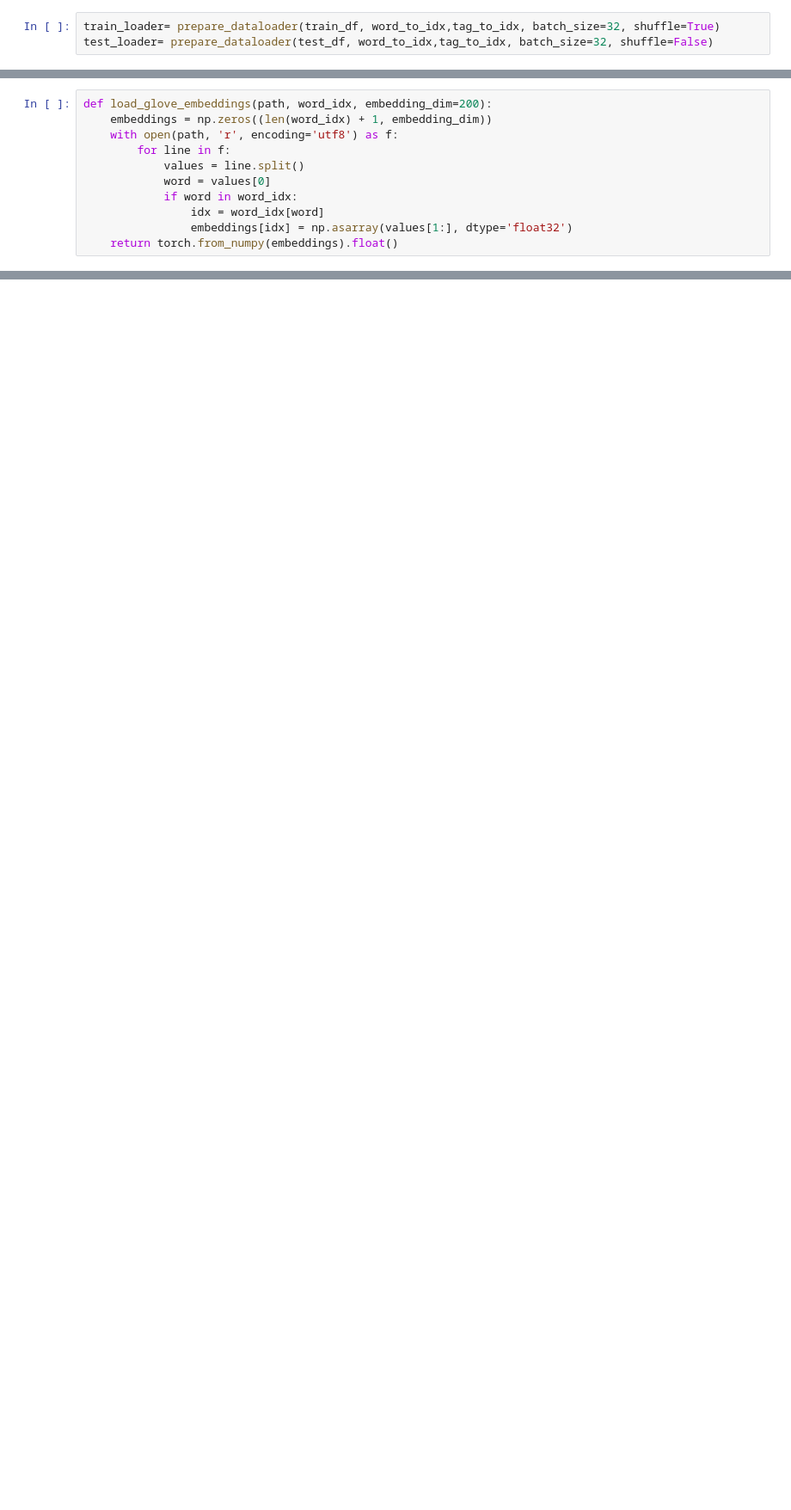
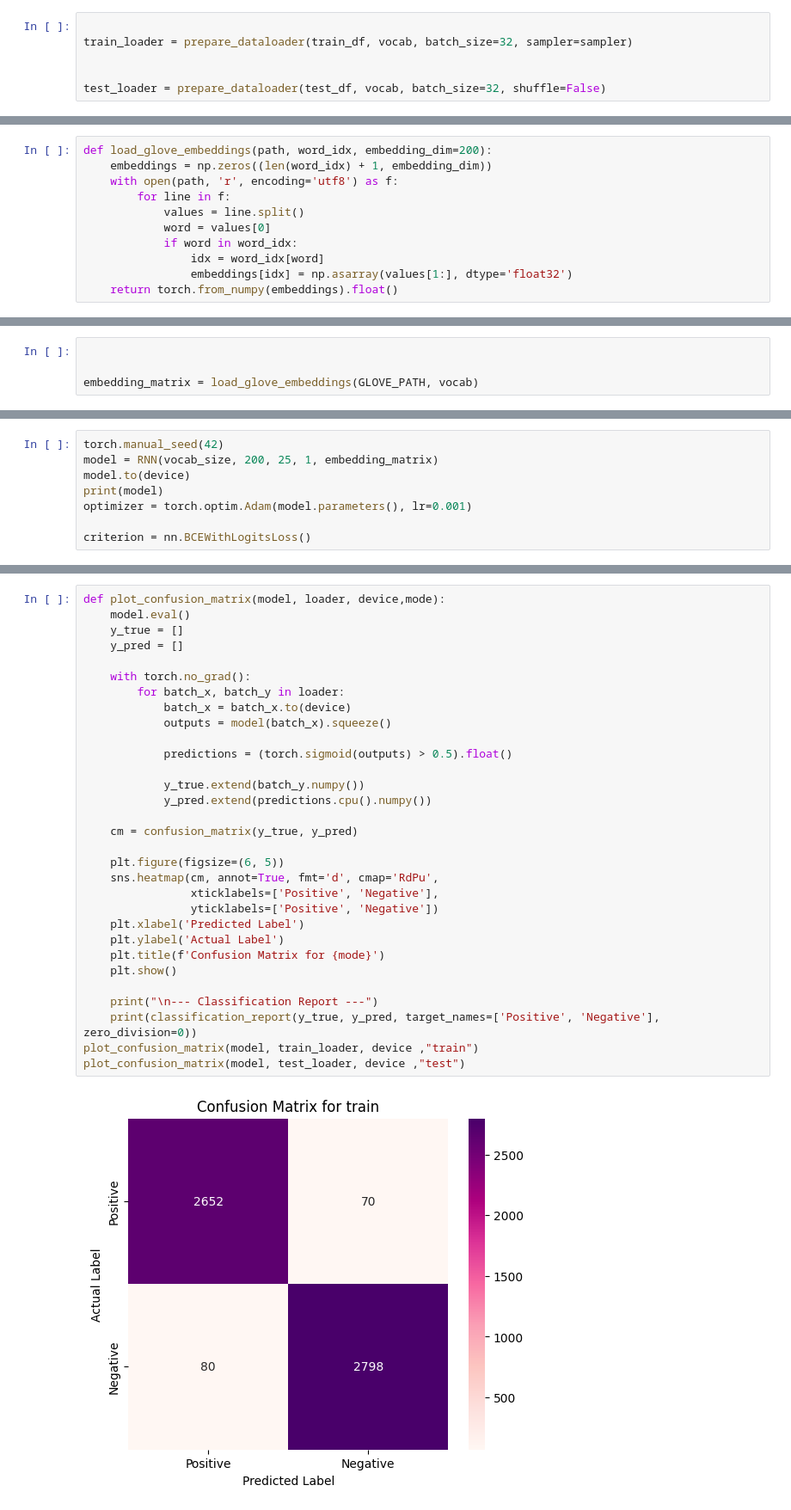
Before and after one commit to mithilmpathak/IITM-CS6910-Fundamentals-of-Deep-Learning, a Jupyter notebook: 2/Task_4.ipynb, the cells around one changed output, grey strips where cells are left out. Shown at 86% size. Cells and saved outputs as stored; diff of their text form; blank space fills up the shorter version.

```diff
--- a/2/Task_4.ipynb
+++ b/2/Task_4.ipynb
@@ -105,3 +156,6 @@ def prepare_dataloader(df, wtoi,ttoi, batch_size=32, shuffle=False):
 # %%
-train_loader= prepare_dataloader(train_df, word_to_idx,tag_to_idx, batch_size=32, shuffle=True)
-test_loader= prepare_dataloader(test_df, word_to_idx,tag_to_idx, batch_size=32, shuffle=False)
+
+train_loader = prepare_dataloader(train_df, vocab, batch_size=32, sampler=sampler)
+
+
+test_loader = prepare_dataloader(test_df, vocab, batch_size=32, shuffle=False)
@@ -123 +205,5 @@ embedding_matrix = load_glove_embeddings(GLOVE_PATH, word_to_idx)
+# %%
+
+
+embedding_matrix = load_glove_embeddings(GLOVE_PATH, vocab)
 # %%
@@ -164,0 +240,8 @@ optimizer = optim.Adam(model.parameters(), lr=0.001)
+# %%
+torch.manual_seed(42)
+model = RNN(vocab_size, 200, 25, 1, embedding_matrix)
+model.to(device)
+print(model)
+optimizer = torch.optim.Adam(model.parameters(), lr=0.001)
+
+criterion = nn.BCEWithLogitsLoss()
@@ -260,0 +344,33 @@ np.float64(0.841715352647112)
+# %%
+def plot_confusion_matrix(model, loader, device,mode):
+    model.eval()
+    y_true = []
+    y_pred = []
+
+    with torch.no_grad():
+        for batch_x, batch_y in loader:
+            batch_x = batch_x.to(device)
+            outputs = model(batch_x).squeeze()
+
+            predictions = (torch.sigmoid(outputs) > 0.5).float()
+
+            y_true.extend(batch_y.numpy())
+            y_pred.extend(predictions.cpu().numpy())
+
+    cm = confusion_matrix(y_true, y_pred)
+
+    plt.figure(figsize=(6, 5))
+    sns.heatmap(cm, annot=True, fmt='d', cmap='RdPu',
+                xticklabels=['Positive', 'Negative'],
+                yticklabels=['Positive', 'Negative'])
+    plt.xlabel('Predicted Label')
+    plt.ylabel('Actual Label')
+    plt.title(f'Confusion Matrix for {mode}')
+    plt.show()
+
+    print("\n--- Classification Report ---")
+    print(classification_report(y_true, y_pred, target_names=['Positive', 'Negative'], zero_division=0))
+plot_confusion_matrix(model, train_loader, device ,"train")
+plot_confusion_matrix(model, test_loader, device ,"test")
+# %% [output]
+[figure, added]
```
Also changed, not shown: parts of 45 cells of this notebook, 1 other file.
